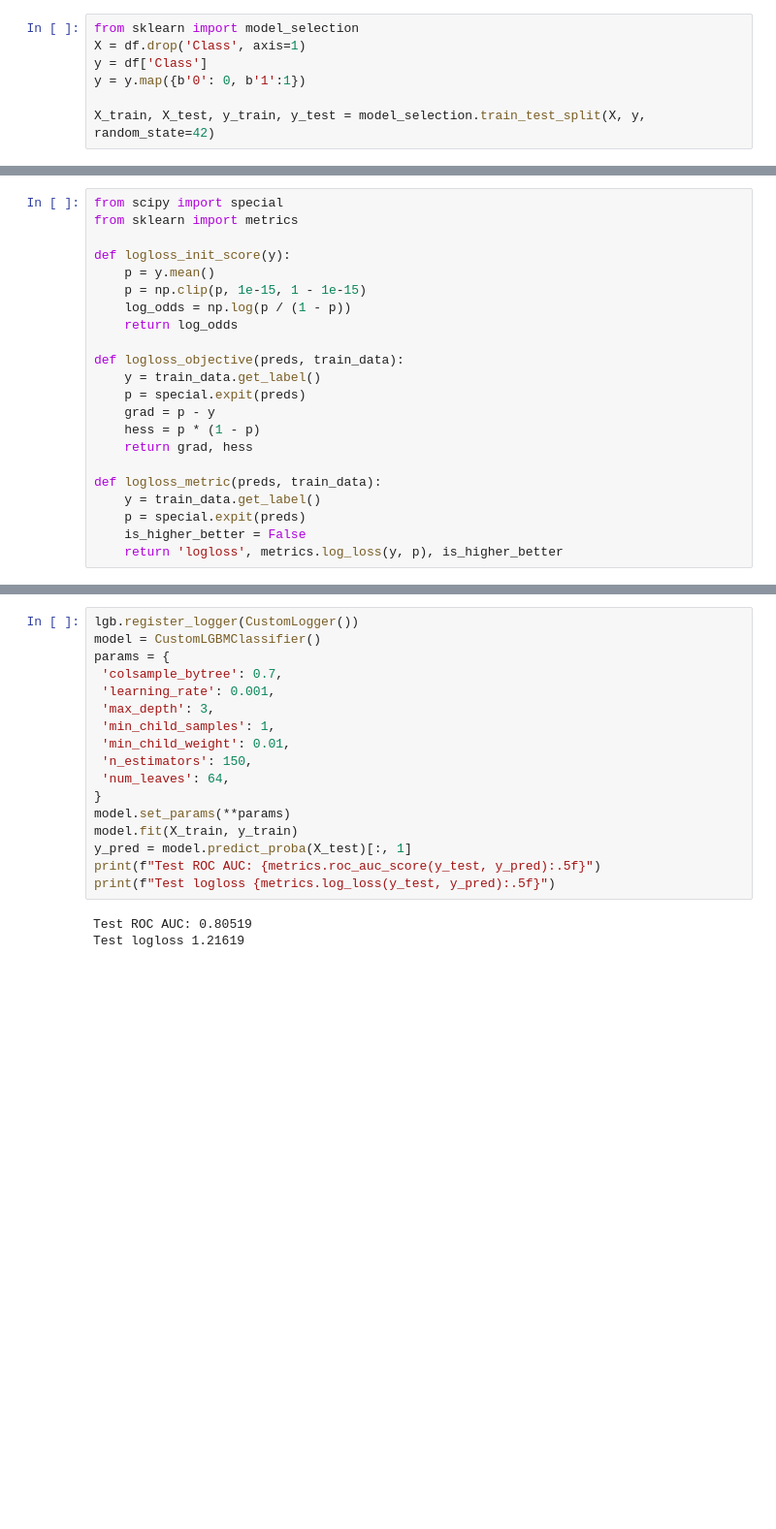
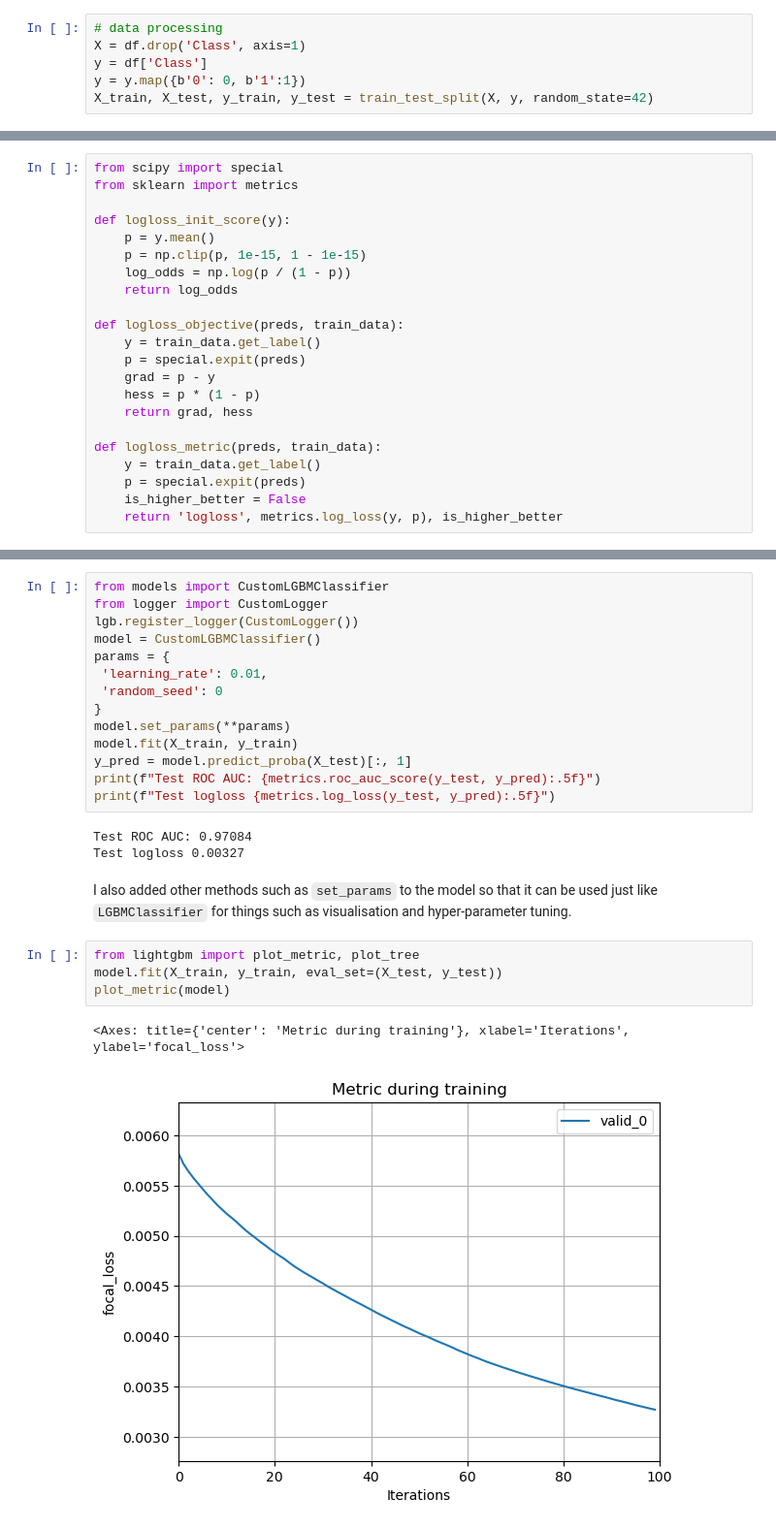
Before and after one commit to alexiswang/focal_loss, a Jupyter notebook: focal_loss.ipynb, the cells around one changed output, grey strips where cells are left out. Shown at 97% size. Cells and saved outputs as stored; diff of their text form; blank space fills up the shorter version.

```diff
--- a/focal_loss.ipynb
+++ b/focal_loss.ipynb
@@ -20,10 +28,9 @@ df.head()
 | 4 | 2.0 | -1.158233 | 0.877737 | 1.548718 | 0.403034 | -0.407193 | 0.095921 | 0.592941 | -0.270533 | 0.817739 | ... | ... |
 5 rows × 31 columns
 # %%
-from sklearn import model_selection
+# data processing
 X = df.drop('Class', axis=1)
 y = df['Class']
 y = y.map({b'0': 0, b'1':1})
-
-X_train, X_test, y_train, y_test = model_selection.train_test_split(X, y, random_state=42)
+X_train, X_test, y_train, y_test = train_test_split(X, y, random_state=42)
 # %% [markdown]
@@ -242,14 +136,11 @@ class CustomLogger:
 # %%
+from models import CustomLGBMClassifier
+from logger import CustomLogger
 lgb.register_logger(CustomLogger())
 model = CustomLGBMClassifier()
 params = {
- 'colsample_bytree': 0.7,
- 'learning_rate': 0.001,
- 'max_depth': 3,
- 'min_child_samples': 1,
- 'min_child_weight': 0.01,
- 'n_estimators': 150,
- 'num_leaves': 64,
+ 'learning_rate': 0.01,
+ 'random_seed': 0
 }
 model.set_params(**params)
 model.fit(X_train, y_train)
@@ -257,5 +148,14 @@ y_pred = model.predict_proba(X_test)[:, 1]
 print(f"Test ROC AUC: {metrics.roc_auc_score(y_test, y_pred):.5f}")
 print(f"Test logloss {metrics.log_loss(y_test, y_pred):.5f}")
 # %% [output]
-Test ROC AUC: 0.80519
-Test logloss 1.21619
+Test ROC AUC: 0.97084
+Test logloss 0.00327
+# %% [markdown]
+I also added other methods such as `set_params` to the model so that it can be used just like `LGBMClassifier` for things such as visualisation and hyper-parameter tuning.
+# %%
+from lightgbm import plot_metric, plot_tree
+model.fit(X_train, y_train, eval_set=(X_test, y_test))
+plot_metric(model)
+# %% [output]
+<Axes: title={'center': 'Metric during training'}, xlabel='Iterations', ylabel='focal_loss'>
+[figure, added]
```
Also changed, not shown: parts of 21 cells of this notebook, 6 other files.
